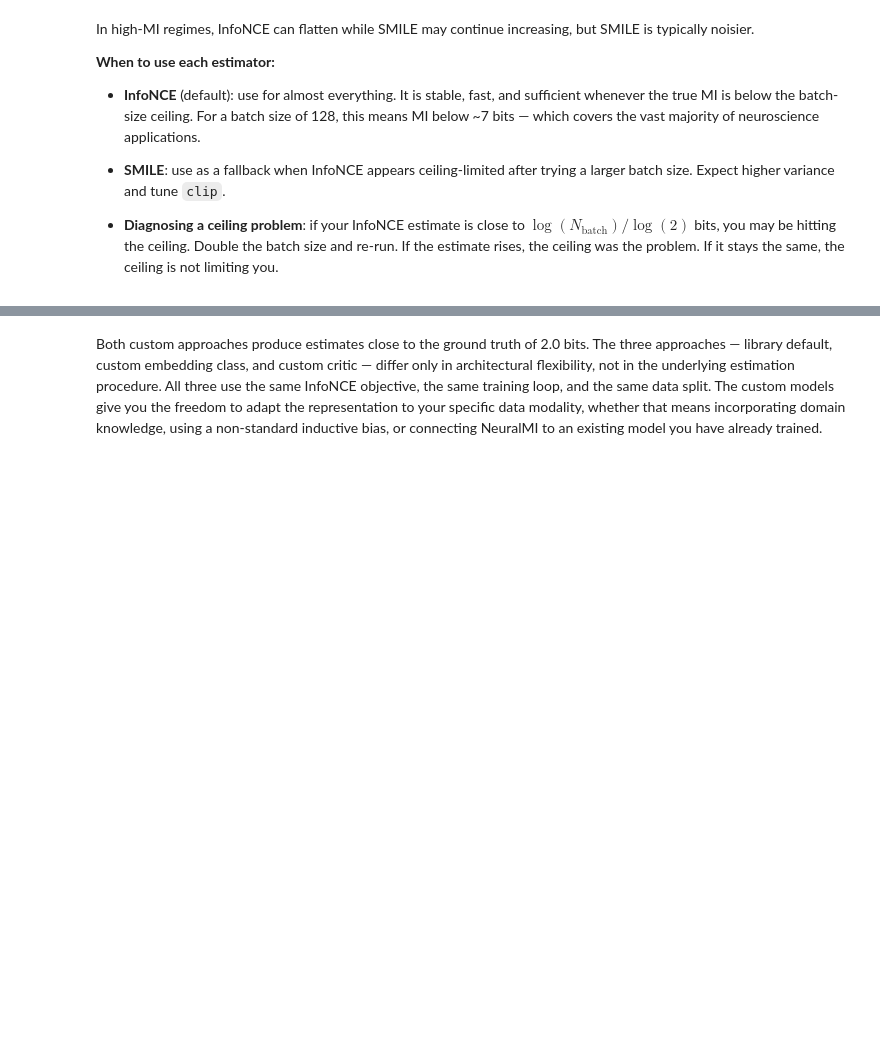
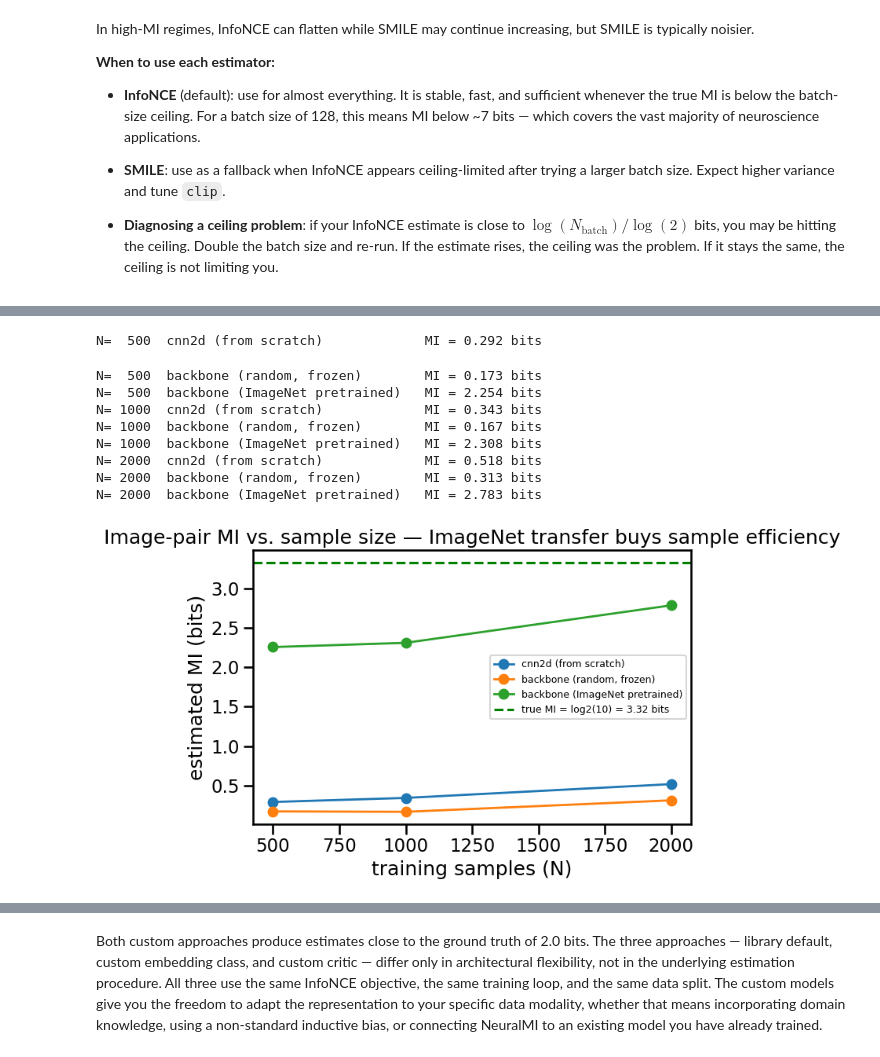
Before and after one commit to eslam-abdelaleem/NeuralMI, a Jupyter notebook: tutorials/08_Models_Estimators_and_Validation.ipynb, the cells around one changed output, grey strips where cells are left out. Saved outputs shown, nothing was run; the diff lists cells and outputs as text; code cells hidden in the pictures; blank space fills up the shorter version.

```diff
--- a/tutorials/08_Models_Estimators_and_Validation.ipynb
+++ b/tutorials/08_Models_Estimators_and_Validation.ipynb
@@ -355,0 +385,77 @@ if _HAS_TORCHVISION:
+# %%
+import os, tempfile, math
+
+try:
+    import torchvision
+    from torchvision import datasets
+    _HAS_TV = True
+except ImportError:
+    _HAS_TV = False
+    print("torchvision not installed — skipping the pretrained-backbone demo.")
+    print("Install with: pip install neural_mi[vision]")
+
+if _HAS_TV:
+    _root = os.path.join(tempfile.gettempdir(), 'nmi_mnist')
+    _ds = datasets.MNIST(root=_root, train=True, download=True)
+    _imgs = _ds.data.numpy().astype('float32') / 255.0     # (60000, 28, 28) in [0, 1]
+    _labels = _ds.targets.numpy()
+    _by_class = {c: np.where(_labels == c)[0] for c in range(10)}
+    _rng = np.random.default_rng(0)
+
+    def make_class_identity_pairs(n):
+        """Each pair (X_i, Y_i) is two DIFFERENT instances of the same digit class.
+        The only shared information is the class identity, so the true MI is the entropy
+        of a uniform digit label: log2(10) = 3.32 bits."""
+        X = np.empty((n, 1, 28, 28), dtype='float32')
+        Y = np.empty((n, 1, 28, 28), dtype='float32')
+        for k in range(n):
+            c = _rng.integers(0, 10)
+            i, j = _rng.choice(_by_class[c], size=2, replace=False)
+            X[k, 0], Y[k, 0] = _imgs[i], _imgs[j]
+        return X, Y
+
+    true_mi_img = math.log2(10)
+    N_grid = [500, 1000, 2000]
+    encoders = {
+        'cnn2d (from scratch)': nmi.Model(hidden_dim=64, embedding_dim=32, n_layers=2,
+                                          embedding_model='cnn2d'),
+        'backbone (random, frozen)': nmi.Model(hidden_dim=64, embedding_dim=32, n_layers=2,
+                                          embedding_model='pretrained_backbone',
+                                          pytorch_predefined='resnet18', pretrained=False),
+        'backbone (ImageNet pretrained)': nmi.Model(hidden_dim=64, embedding_dim=32, n_layers=2,
+                                          embedding_model='pretrained_backbone',
+                                          pytorch_predefined='resnet18', pretrained=True),
+    }
+
+    curves = {name: [] for name in encoders}
+    for N in N_grid:
+        xi, yi = make_class_identity_pairs(N)
+        for name, mdl in encoders.items():
+            r = nmi.run(xi, yi, mode='estimate', split=nmi.Split(mode='random'),
+                        model=mdl, training=nmi.Training(n_epochs=30, batch_size=128, patience=15),
+                        seed=0, show_progress=False)
+            curves[name].append(r.mi_estimate)
+            print(f"N={N:5d}  {name:32s} MI = {r.mi_estimate:.3f} bits")
+
+    fig, ax = plt.subplots(figsize=(7, 5))
+    for name, ys in curves.items():
+        ax.plot(N_grid, ys, marker='o', linewidth=2, label=name)
+    ax.axhline(true_mi_img, ls='--', color='green',
+               label=f'true MI = log2(10) = {true_mi_img:.2f} bits')
+    ax.set_xlabel('training samples (N)')
+    ax.set_ylabel('estimated MI (bits)')
+    ax.set_title('Image-pair MI vs. sample size — ImageNet transfer buys sample efficiency')
+    ax.legend(fontsize=9)
+    plt.tight_layout()
+    plt.show()
+# %% [output]
+N=  500  cnn2d (from scratch)             MI = 0.292 bits
+N=  500  backbone (random, frozen)        MI = 0.173 bits
+N=  500  backbone (ImageNet pretrained)   MI = 2.254 bits
+N= 1000  cnn2d (from scratch)             MI = 0.343 bits
+N= 1000  backbone (random, frozen)        MI = 0.167 bits
+N= 1000  backbone (ImageNet pretrained)   MI = 2.308 bits
+N= 2000  cnn2d (from scratch)             MI = 0.518 bits
+N= 2000  backbone (random, frozen)        MI = 0.313 bits
+N= 2000  backbone (ImageNet pretrained)   MI = 2.783 bits
+[figure, added]
```
Also changed, not shown: parts of 31 cells of this notebook.
